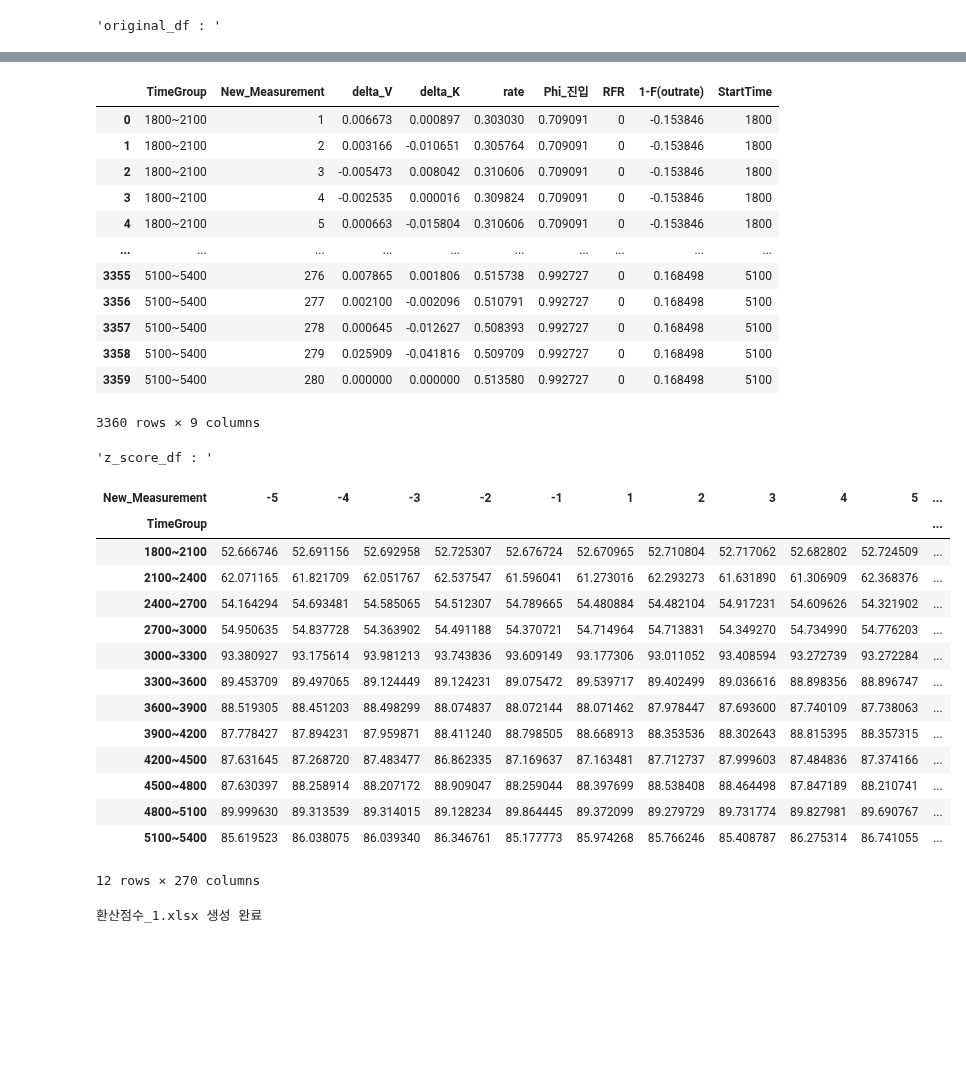
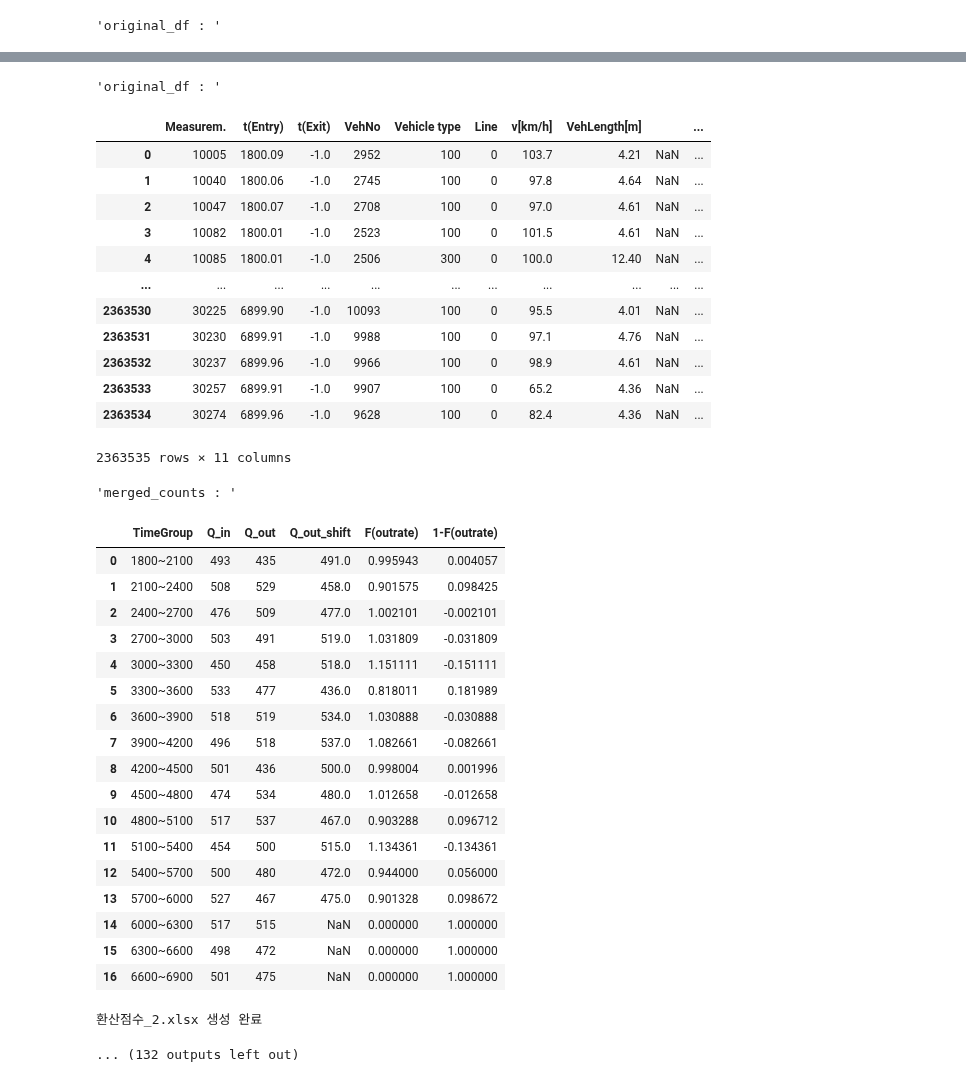
Before and after one commit to hminj98/VISSIM_macro, a Jupyter notebook: network_version2/6. stvm/3-1.stvm_V2.2-3.ipynb, the cells around one changed output, grey strips where cells are left out. Cells and saved outputs as stored; diff of their text form; code cells hidden in the pictures; blank space fills up the shorter version.

```diff
--- a/network_version2/6. stvm/3-1.stvm_V2.2-3.ipynb
+++ b/network_version2/6. stvm/3-1.stvm_V2.2-3.ipynb
@@ -37,7 +37,7 @@ enter_line = 6
 main_line = 60
 
 # 지상부_진출 검지기
-exit_line = 265
+exit_line = 275
 ############################
 
 
@@ -214,6 +214,8 @@ def output_normality(original_df):
     # 1−F(outrate) 계산
     merged_counts["F(outrate)"] = (merged_counts["Q_out_shift"] / merged_counts["Q_in"]).fillna(0)
     merged_counts["1-F(outrate)"] = 1 - merged_counts["F(outrate)"]
+
+    display("merged_counts : ", merged_counts)
     return merged_counts
 
 
@@ -232,7 +234,6 @@ def calculate_stvm(speed_df, density_df, heavy_df, entry_saturation_df, rfr_df,
 
     merged_df["StartTime"] = merged_df["TimeGroup"].str.split("~").str[0].astype(int)
     merged_df = merged_df[merged_df["StartTime"] < 5400]
-    display("merged_df : ", merged_df)
 
     merged_df["STVM"] = (
         weights["w1"] * merged_df["delta_V"] +
@@ -242,7 +243,6 @@ def calculate_stvm(speed_df, density_df, heavy_df, entry_saturation_df, rfr_df,
         weights["w5"] * merged_df["RFR"] +
         weights["w6"] * merged_df["1-F(outrate)"]
     )
-
     merged_df = modify_frame(merged_df)
     return merged_df
 
@@ -383,7 +383,7 @@ def z_to_score(z, z_min, z_max):
         return np.nan
 ###################################################################################################################
 
-folder_path = r"C:\VISSIM_Workspace\network_version2.13.0"
+folder_path = r"C:\VISSIM_Workspace\network_version2.15.0"
 mer_list = [file for file in os.listdir(folder_path) if file.endswith(".mer")]
 
 grouped_df = pd.DataFrame()
@@ -450,14 +450,14 @@ for i in range(len(mer_list)):
 
                 # 진출 정상성
                 normality_df = output_normality(original_df)
-                display("normality_df : ", normality_df )
+
                 # STVM 계산
                 stvm_df = calculate_stvm(speed_df, density_df, heavy_df, entry_saturation_df, rfr_df, normality_df)
 
 
                 # Z-Score 계산
                 z_score_df = calculate_z_score(stvm_df)
-                display("z_score_df : ", z_score_df)
+                #display("z_score_df : ", z_score_df)
                 save_to_excel(z_score_df, folder_path, "환산점수", i)
 
                 # 변수별 TimeGroup별 평균
@@ -490,7 +490,7 @@ for i in range(len(mer_list)):
 
                 # 가중평균속도
                 weighted_speed_df = weighted_avg_speed(original_df)
-                weighted_speed_df = pivot_table(weighted_speed_df, "Weighted_Avg_Speed", preprocess=modify_frame)
+                #weighted_speed_df = pivot_table(weighted_speed_df, "Weighted_Avg_Speed", preprocess=modify_frame)
                 #save_to_excel(weighted_speed_df, folder_path, "가중평균속도", i)
                 # 메모리 정리
                 del df, original_df, speed_df, density_df, heavy_df, entry_saturation_df, rfr_df, normality_df, stvm_df, z_score_df
@@ -533,30 +533,35 @@ for i in range(len(mer_list)):
+'original_df : '
-|  | TimeGroup | New_Measurement | delta_V | delta_K | rate | Phi_진입 | RFR | 1-F(outrate) | StartTime |
-| 0 | 1800~2100 | 1 | 0.006673 | 0.000897 | 0.303030 | 0.709091 | 0 | -0.153846 | 1800 |
-| 1 | 1800~2100 | 2 | 0.003166 | -0.010651 | 0.305764 | 0.709091 | 0 | -0.153846 | 1800 |
-| 2 | 1800~2100 | 3 | -0.005473 | 0.008042 | 0.310606 | 0.709091 | 0 | -0.153846 | 1800 |
-| 3 | 1800~2100 | 4 | -0.002535 | 0.000016 | 0.309824 | 0.709091 | 0 | -0.153846 | 1800 |
-| 4 | 1800~2100 | 5 | 0.000663 | -0.015804 | 0.310606 | 0.709091 | 0 | -0.153846 | 1800 |
-| ... | ... | ... | ... | ... | ... | ... | ... | ... | ... |
-| 3355 | 5100~5400 | 276 | 0.007865 | 0.001806 | 0.515738 | 0.992727 | 0 | 0.168498 | 5100 |
-| 3356 | 5100~5400 | 277 | 0.002100 | -0.002096 | 0.510791 | 0.992727 | 0 | 0.168498 | 5100 |
-| 3357 | 5100~5400 | 278 | 0.000645 | -0.012627 | 0.508393 | 0.992727 | 0 | 0.168498 | 5100 |
-| 3358 | 5100~5400 | 279 | 0.025909 | -0.041816 | 0.509709 | 0.992727 | 0 | 0.168498 | 5100 |
-| 3359 | 5100~5400 | 280 | 0.000000 | 0.000000 | 0.513580 | 0.992727 | 0 | 0.168498 | 5100 |
+|  | Measurem. | t(Entry) | t(Exit) | VehNo | Vehicle type | Line | v[km/h] | VehLength[m] |  | ... |
+| 0 | 10005 | 1800.09 | -1.0 | 2952 | 100 | 0 | 103.7 | 4.21 | NaN | ... |
+| 1 | 10040 | 1800.06 | -1.0 | 2745 | 100 | 0 | 97.8 | 4.64 | NaN | ... |
+| 2 | 10047 | 1800.07 | -1.0 | 2708 | 100 | 0 | 97.0 | 4.61 | NaN | ... |
+| 3 | 10082 | 1800.01 | -1.0 | 2523 | 100 | 0 | 101.5 | 4.61 | NaN | ... |
+| 4 | 10085 | 1800.01 | -1.0 | 2506 | 300 | 0 | 100.0 | 12.40 | NaN | ... |
+| ... | ... | ... | ... | ... | ... | ... | ... | ... | ... | ... |
+| 2363530 | 30225 | 6899.90 | -1.0 | 10093 | 100 | 0 | 95.5 | 4.01 | NaN | ... |
+| 2363531 | 30230 | 6899.91 | -1.0 | 9988 | 100 | 0 | 97.1 | 4.76 | NaN | ... |
+| 2363532 | 30237 | 6899.96 | -1.0 | 9966 | 100 | 0 | 98.9 | 4.61 | NaN | ... |
+| 2363533 | 30257 | 6899.91 | -1.0 | 9907 | 100 | 0 | 65.2 | 4.36 | NaN | ... |
+| 2363534 | 30274 | 6899.96 | -1.0 | 9628 | 100 | 0 | 82.4 | 4.36 | NaN | ... |
-3360 rows × 9 columns
-'z_score_df : '
+2363535 rows × 11 columns
+'merged_counts : '
-| New_Measurement | -5 | -4 | -3 | -2 | -1 | 1 | 2 | 3 | 4 | 5 | ... |
-| TimeGroup |  |  |  |  |  |  |  |  |  |  | ... |
-| 1800~2100 | 52.666746 | 52.691156 | 52.692958 | 52.725307 | 52.676724 | 52.670965 | 52.710804 | 52.717062 | 52.682802 | 52.724509 | ... |
-| 2100~2400 | 62.071165 | 61.821709 | 62.051767 | 62.537547 | 61.596041 | 61.273016 | 62.293273 | 61.631890 | 61.306909 | 62.368376 | ... |
-| 2400~2700 | 54.164294 | 54.693481 | 54.585065 | 54.512307 | 54.789665 | 54.480884 | 54.482104 | 54.917231 | 54.609626 | 54.321902 | ... |
-| 2700~3000 | 54.950635 | 54.837728 | 54.363902 | 54.491188 | 54.370721 | 54.714964 | 54.713831 | 54.349270 | 54.734990 | 54.776203 | ... |
-| 3000~3300 | 93.380927 | 93.175614 | 93.981213 | 93.743836 | 93.609149 | 93.177306 | 93.011052 | 93.408594 | 93.272739 | 93.272284 | ... |
-| 3300~3600 | 89.453709 | 89.497065 | 89.124449 | 89.124231 | 89.075472 | 89.539717 | 89.402499 | 89.036616 | 88.898356 | 88.896747 | ... |
-| 3600~3900 | 88.519305 | 88.451203 | 88.498299 | 88.074837 | 88.072144 | 88.071462 | 87.978447 | 87.693600 | 87.740109 | 87.738063 | ... |
-| 3900~4200 | 87.778427 | 87.894231 | 87.959871 | 88.411240 | 88.798505 | 88.668913 | 88.353536 | 88.302643 | 88.815395 | 88.357315 | ... |
-| 4200~4500 | 87.631645 | 87.268720 | 87.483477 | 86.862335 | 87.169637 | 87.163481 | 87.712737 | 87.999603 | 87.484836 | 87.374166 | ... |
-| 4500~4800 | 87.630397 | 88.258914 | 88.207172 | 88.909047 | 88.259044 | 88.397699 | 88.538408 | 88.464498 | 87.847189 | 88.210741 | ... |
-| 4800~5100 | 89.999630 | 89.313539 | 89.314015 | 89.128234 | 89.864445 | 89.372099 | 89.279729 | 89.731774 | 89.827981 | 89.690767 | ... |
-| 5100~5400 | 85.619523 | 86.038075 | 86.039340 | 86.346761 | 85.177773 | 85.974268 | 85.766246 | 85.408787 | 86.275314 | 86.741055 | ... |
+|  | TimeGroup | Q_in | Q_out | Q_out_shift | F(outrate) | 1-F(outrate) |
+| 0 | 1800~2100 | 493 | 435 | 491.0 | 0.995943 | 0.004057 |
+| 1 | 2100~2400 | 508 | 529 | 458.0 | 0.901575 | 0.098425 |
+| 2 | 2400~2700 | 476 | 509 | 477.0 | 1.002101 | -0.002101 |
+| 3 | 2700~3000 | 503 | 491 | 519.0 | 1.031809 | -0.031809 |
+| 4 | 3000~3300 | 450 | 458 | 518.0 | 1.151111 | -0.151111 |
+| 5 | 3300~3600 | 533 | 477 | 436.0 | 0.818011 | 0.181989 |
+| 6 | 3600~3900 | 518 | 519 | 534.0 | 1.030888 | -0.030888 |
+| 7 | 3900~4200 | 496 | 518 | 537.0 | 1.082661 | -0.082661 |
+| 8 | 4200~4500 | 501 | 436 | 500.0 | 0.998004 | 0.001996 |
+| 9 | 4500~4800 | 474 | 534 | 480.0 | 1.012658 | -0.012658 |
+| 10 | 4800~5100 | 517 | 537 | 467.0 | 0.903288 | 0.096712 |
+| 11 | 5100~5400 | 454 | 500 | 515.0 | 1.134361 | -0.134361 |
+| 12 | 5400~5700 | 500 | 480 | 472.0 | 0.944000 | 0.056000 |
+| 13 | 5700~6000 | 527 | 467 | 475.0 | 0.901328 | 0.098672 |
+| 14 | 6000~6300 | 517 | 515 | NaN | 0.000000 | 1.000000 |
+| 15 | 6300~6600 | 498 | 472 | NaN | 0.000000 | 1.000000 |
+| 16 | 6600~6900 | 501 | 475 | NaN | 0.000000 | 1.000000 |
-12 rows × 270 columns
-환산점수_1.xlsx 생성 완료
+환산점수_2.xlsx 생성 완료
+... (132 outputs left out)
```
Also changed, not shown: parts of 1 cell of this notebook, 6 other files.
